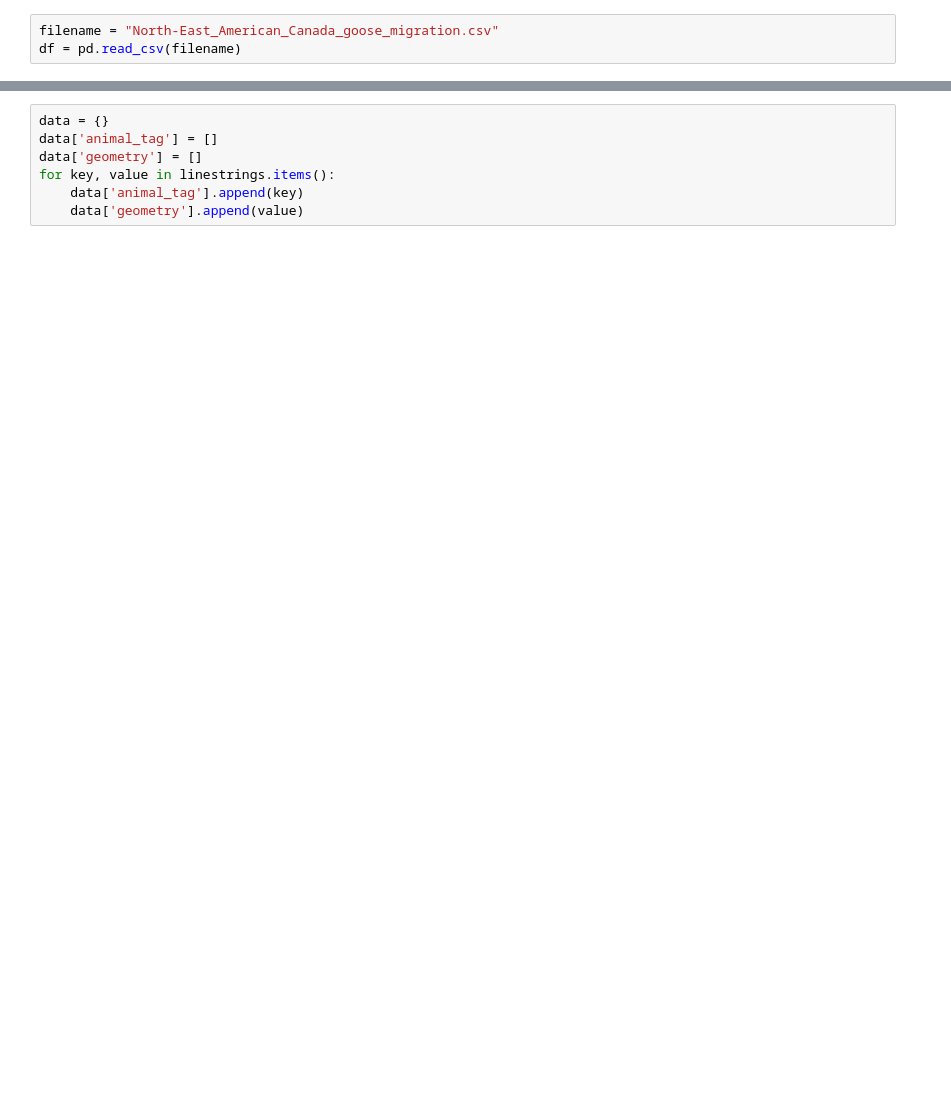
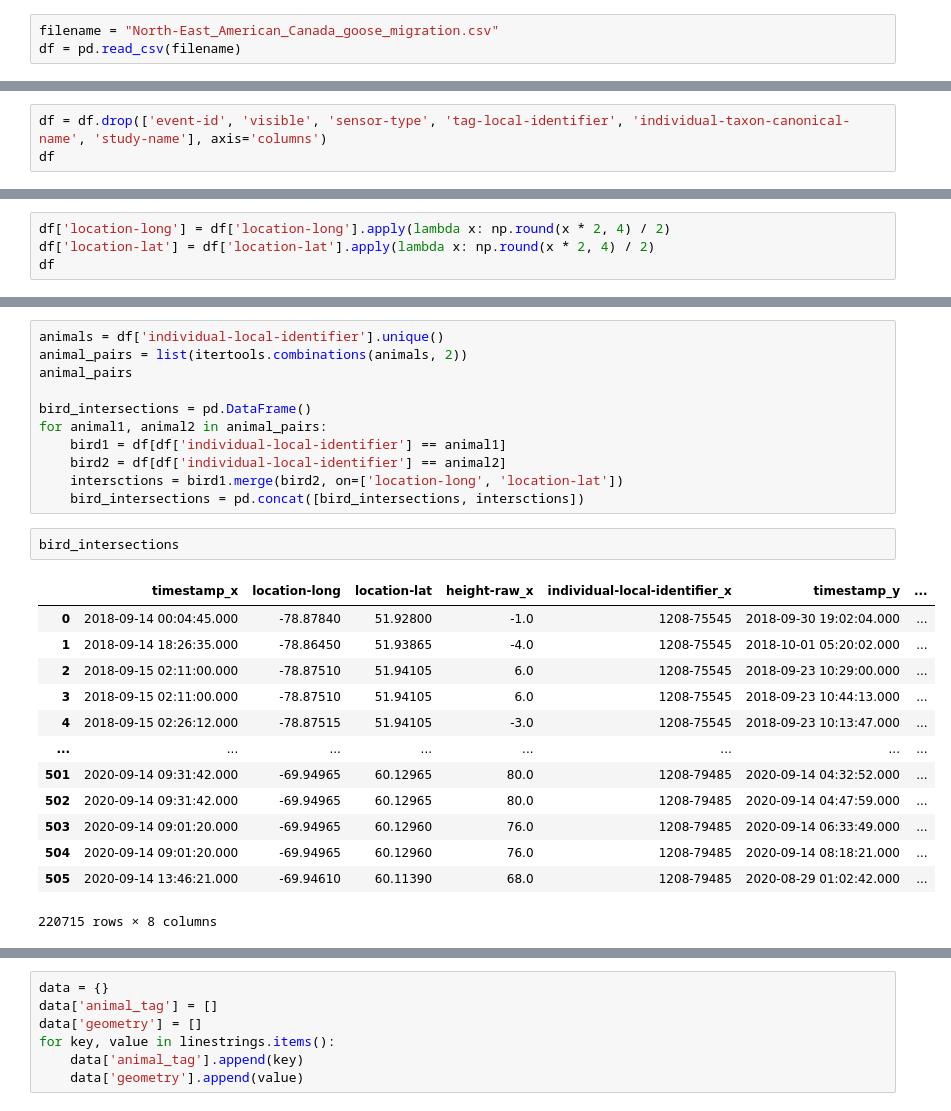
Before and after one commit to Chebawca21/canadian_goose_interactions, a Jupyter notebook: test.ipynb, the cells around one changed output, grey strips where cells are left out. Cells and saved outputs as stored; diff of their text form; blank space fills up the shorter version.

```diff
--- a/test.ipynb
+++ b/test.ipynb
@@ -11,0 +16,3 @@ for _, row in df.iterrows():
+# %%
+df = df.drop(['event-id', 'visible', 'sensor-type', 'tag-local-identifier', 'individual-taxon-canonical-name', 'study-name'], axis='columns')
+df
@@ -11,0 +33,4 @@ for _, row in df.iterrows():
+# %%
+df['location-long'] = df['location-long'].apply(lambda x: np.round(x * 2, 4) / 2)
+df['location-lat'] = df['location-lat'].apply(lambda x: np.round(x * 2, 4) / 2)
+df
@@ -11,0 +51,27 @@ for _, row in df.iterrows():
+# %%
+animals = df['individual-local-identifier'].unique()
+animal_pairs = list(itertools.combinations(animals, 2))
+animal_pairs
+
+bird_intersections = pd.DataFrame()
+for animal1, animal2 in animal_pairs:
+    bird1 = df[df['individual-local-identifier'] == animal1]
+    bird2 = df[df['individual-local-identifier'] == animal2]
+    intersctions = bird1.merge(bird2, on=['location-long', 'location-lat'])
+    bird_intersections = pd.concat([bird_intersections, intersctions])
+# %%
+bird_intersections
+# %% [output]
+|  | timestamp_x | location-long | location-lat | height-raw_x | individual-local-identifier_x | timestamp_y | ... |
+| 0 | 2018-09-14 00:04:45.000 | -78.87840 | 51.92800 | -1.0 | 1208-75545 | 2018-09-30 19:02:04.000 | ... |
+| 1 | 2018-09-14 18:26:35.000 | -78.86450 | 51.93865 | -4.0 | 1208-75545 | 2018-10-01 05:20:02.000 | ... |
+| 2 | 2018-09-15 02:11:00.000 | -78.87510 | 51.94105 | 6.0 | 1208-75545 | 2018-09-23 10:29:00.000 | ... |
+| 3 | 2018-09-15 02:11:00.000 | -78.87510 | 51.94105 | 6.0 | 1208-75545 | 2018-09-23 10:44:13.000 | ... |
+| 4 | 2018-09-15 02:26:12.000 | -78.87515 | 51.94105 | -3.0 | 1208-75545 | 2018-09-23 10:13:47.000 | ... |
+| ... | ... | ... | ... | ... | ... | ... | ... |
+| 501 | 2020-09-14 09:31:42.000 | -69.94965 | 60.12965 | 80.0 | 1208-79485 | 2020-09-14 04:32:52.000 | ... |
+| 502 | 2020-09-14 09:31:42.000 | -69.94965 | 60.12965 | 80.0 | 1208-79485 | 2020-09-14 04:47:59.000 | ... |
+| 503 | 2020-09-14 09:01:20.000 | -69.94965 | 60.12960 | 76.0 | 1208-79485 | 2020-09-14 06:33:49.000 | ... |
+| 504 | 2020-09-14 09:01:20.000 | -69.94965 | 60.12960 | 76.0 | 1208-79485 | 2020-09-14 08:18:21.000 | ... |
+| 505 | 2020-09-14 13:46:21.000 | -69.94610 | 60.11390 | 68.0 | 1208-79485 | 2020-08-29 01:02:42.000 | ... |
+220715 rows × 8 columns
```
Also changed, not shown: parts of 26 cells of this notebook, 4 other files.
